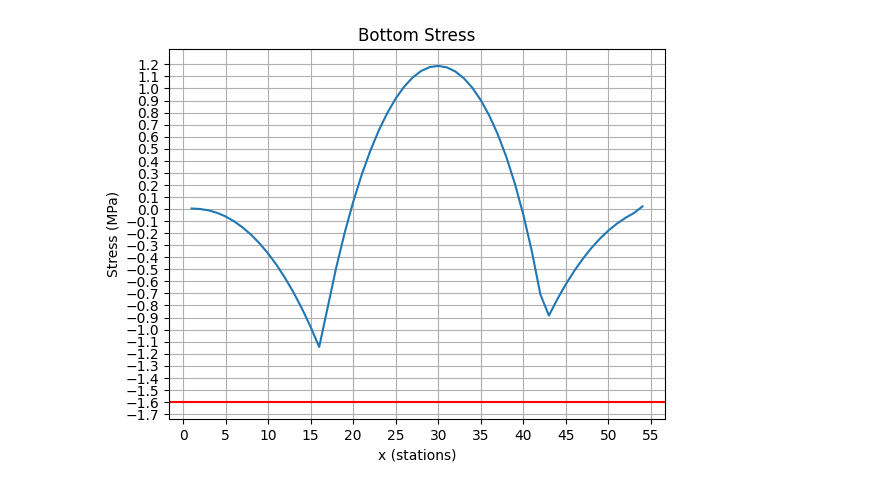
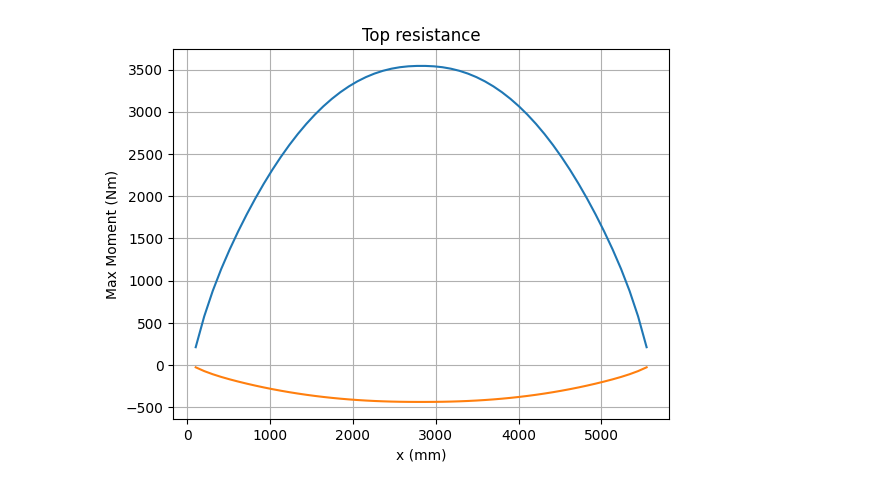
Before and after one commit to UWaterlooConcreteCanoe/Structural_Analysis, a Jupyter notebook: Flexural Stress.ipynb, the cells around one changed output. Saved outputs shown, nothing was run; the diff lists cells and outputs as text; code cells hidden in the pictures.

Commit message:
Updated scripts 250301

```diff
--- a/Flexural Stress.ipynb
+++ b/Flexural Stress.ipynb
@@ -12,6 +12,7 @@ moment_files = ["Length_vs_Moment_6 Paddler.csv", "Length_vs_Moment_4 Paddler.cs
 inner_file = "Inner Hull.csv"
 outer_file = "Outer Hull.csv"
 compressive_strength = cv.compressive_strength # MPa
+tensile_strength = cv.tensile_strength # MPa
 #--------------------------------------------------------------------------------------
 
 script_dir = os.path.abspath('data')
@@ -34,6 +35,10 @@ z_out = out_coor[2]
 station_no = x_out.nunique() # number of stations
 station_out = x_out.unique() # location of each station
 station_in = x_in.unique()
+
+file_path = os.path.join(script_dir, "Station Information.csv")
+canoe_info = pd.read_csv(file_path, header=None)
+stations_mm = [x * float(canoe_info[4][1]) for x in range(1,station_no-2,1)]
 # %%
 # print("Max Positive Moments:\n")
 # # Loop through each script
@@ -133,6 +138,12 @@ for input_file in moment_files:
     momentArray = []
     for i in range(len(station_in)):
         momentArray.append(momentByLength[2][i * round(len(momentByLength[0])/len(station_in)) + 1])
+
+    # Initialize arrays to store top and bottom resistance (compressive & tensile) for each station
+    resistanceCompTopArray = []
+    resistanceCompBottomArray = []
+    resistanceTensTopArray = []
+    resistanceTensBottomArray = []
 
     # Initialize arrays to store top and bottom stress for each station
     stressTopArray = []
@@ -202,30 +213,29 @@ for input_file in moment_files:
             I_i = (1/12*y*z**3 + y*z*(abs(z_i) - y_bar_top)**2)/(10**(12)) # [m^4]
             I = I + I_i
 
+        print(k, "lol", I)
+
         # Calculate Stress and Resistance from the top and bottom
         stress_top = value*(y_bar_top/1000)/I
         stress_bottom = value*(y_bar_bottom/1000)/I
 
-        resistance_top = compressive_strength * I / (y_bar_top/1000) * 10**6  # Nm
-        resistance_bottom = compressive_strength * I / (y_bar_bottom/1000) * 10**6  # Nm
+        resistance_top_comp = compressive_strength * I / (y_bar_top/1000) * 10**6  # Nm
+        resistance_bottom_comp = compressive_strength * I / (y_bar_bottom/1000) * 10**6  # Nm
+        resistance_top_tens = tensile_strength * I / (y_bar_top/1000) * 10**6  # Nm
+        resistance_bottom_tens = tensile_strength * I / (y_bar_bottom/1000) * 10**6  # Nm
+
+        # Store this station's top and bottom stresses in arrays
+        resistanceCompTopArray.append(resistance_top_comp)
+        resistanceCompBottomArray.append(resistance_bottom_comp)
+        resistanceTensTopArray.append(resistance_top_tens)
+        resistanceTensBottomArray.append(resistance_bottom_tens)
 
         # Store this station's top and bottom stresses in arrays
         stressTopArray.append(stress_top/10**6)
         stressBottomArray.append(stress_bottom/10**6)
 
-        # print('Station: ', k)
-        # print('Compressive Flexural Stress = ', stress_top/10**6, ' MPa')
-        # print('Tensile Flexural Stress = ', stress_bottom/10**6, ' MPa')
-        # print("Applied Positive Moment: " + str(value) + ' Nm')
-        # print("Resistance Top: " + str(resistance_top) + " Nm")
-        # print("Resistance Bottom: " + str(resistance_bottom) + " Nm")
-        # print("\n")
-
-        # print("Depth: " + str(depth))
-        # print("I: " + str(I))
-        # print("Ybar Top: " + str(y_bar_top))
-        # print("Ybar Bottom: " + str(y_bar_bottom))
-        # print(value, y_bar_top, y_bar_bottom, "\n")
+        ## <?><?><?>
+        # Rearrange stress_top / stress_bottom
 
 
     print("Max Compressive Stress Top:", max(stressTopArray), "MPa")
@@ -234,26 +244,54 @@ for input_file in moment_files:
     print("Max Tensile Stress Bottom:", min(stressBottomArray), "MPa")
 
     # Plot top and bottom stress for each load case
-    plt.plot(range(1,station_no-2,1), stressTopArray)
+    plt.plot(stations_mm, stressTopArray)
     # plt.axhline(y = -1.1, color = 'r', linestyle = '-')
     plt.title('Top Stress')
-    plt.xticks(np.arange(0, 56, 5))
-    plt.xlabel('x (stations)')
+    plt.xlabel('x (mm)')
     plt.yticks(np.arange(round(min(stressTopArray), 1) - 0.1,round(max(stressTopArray), 1) + 0.1,0.1))
     plt.ylabel('Stress (MPa)')
     plt.grid()
     plt.show()
 
-    plt.plot(range(1,station_no-2,1), stressBottomArray)
+    plt.plot(stations_mm, stressBottomArray)
     plt.axhline(y = -cv.tensile_strength, color = 'r', linestyle = '-')
     plt.title('Bottom Stress')
-    plt.xticks(np.arange(0, 56, 5))
-    plt.xlabel('x (stations)')
+    plt.xlabel('x (mm)')
     plt.yticks(np.arange(round(-cv.tensile_strength, 1) - 0.1,round(max(stressBottomArray), 1) + 0.1,0.1))
     plt.ylabel('Stress (MPa)')
     plt.grid()
     plt.show()
 
+    # Plot top and bottom resistance COMP for each load case
+    plt.plot(stations_mm, resistanceCompTopArray)
+    plt.plot(stations_mm, [-x for x in resistanceTensTopArray])
+    # plt.axhline(y = -1.1, color = 'r', linestyle = '-')
+    plt.title('Top resistance')
+    plt.xlabel('x (mm)')
+    plt.ylabel('Max Moment (Nm)')
+    plt.grid()
+    plt.show()
+
+    plt.plot(stations_mm, [-x for x in resistanceCompBottomArray])
+    plt.plot(stations_mm, resistanceTensBottomArray)
+    # plt.axhline(y = -cv.tensile_strength, color = 'r', linestyle = '-')
+    plt.title('Bottom resistance')
+    plt.xlabel('x (mm)')
+    plt.ylabel('Max Moment (Nm)')
+    plt.grid()
+    plt.show()
+
+    # Tensile Resistance Envelope
+    plt.plot(stations_mm, resistanceTensTopArray)
+    plt.plot(stations_mm, resistanceTensBottomArray)
+    # plt.axhline(y = -cv.tensile_strength, color = 'r', linestyle = '-')
+    plt.title('Tensile Resistance Envelope')
+    plt.xlabel('x (mm)')
+    plt.ylabel('Max Moment (Nm)')
+    plt.grid()
+    plt.show()
+
+
 # NOTE for the following graphs:
 #   Positive = Compressive
 #   Negative = Tensile
@@ -290 +340 @@ Max Tensile Stress Bottom: -1.1441461595840041 MPa
-[figure, old version]
+[figure, new version]
```
Also changed, not shown: parts of 2 cells of this notebook, 2 other files.
